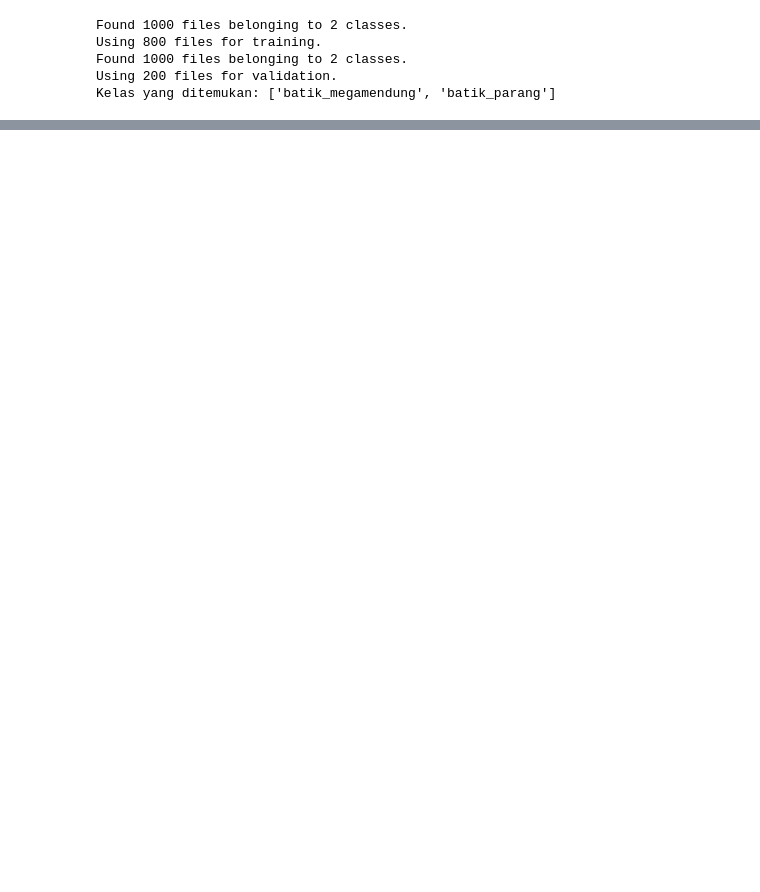
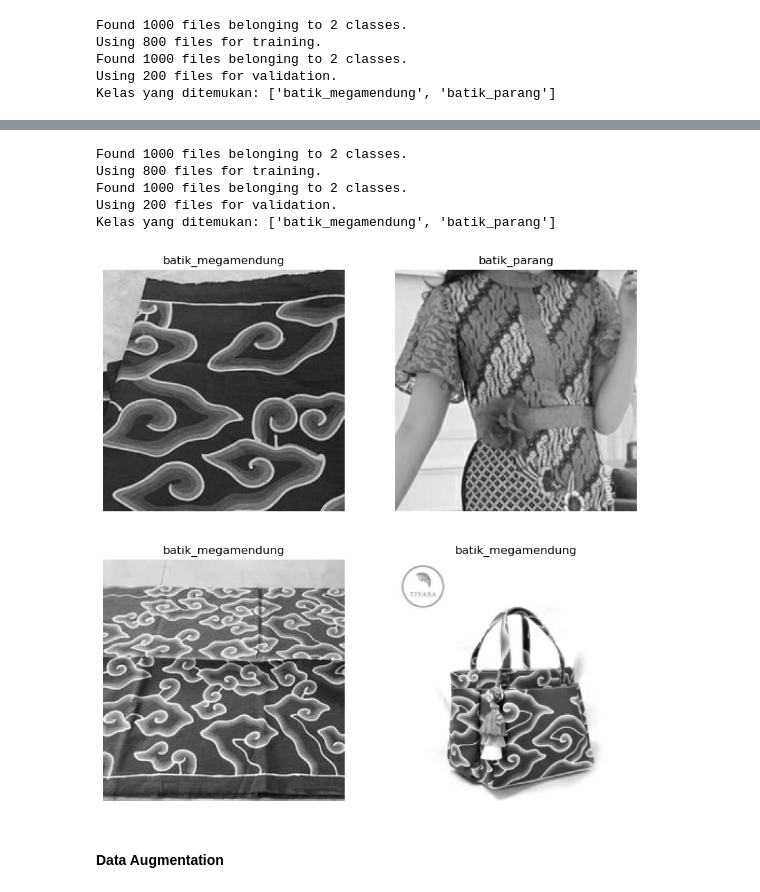
Before and after one commit to iDesxtop/Kelompok_3_Tugas_4_CNN, a Jupyter notebook: CNN.ipynb, the cells around one changed output, grey strips where cells are left out. Saved outputs shown, nothing was run; the diff lists cells and outputs as text; code cells hidden in the pictures; blank space fills up the shorter version.

```diff
--- a/CNN.ipynb
+++ b/CNN.ipynb
@@ -61,0 +112,53 @@ for images, labels in train_ds.take(1):
+# %%
+# Tentukan lokasi dataset kamu
+data_dir = 'Dataset/USED_DATASETS' # Ganti dengan path folder aslimu
+
+# Parameter Gambar
+batch_size = 32       # Jumlah gambar yang diproses sekaligus
+img_height = 224      # Tinggi gambar (pixel)
+img_width = 224       # Lebar gambar (pixel)
+
+# Memuat data untuk Training (80% data)
+gs_train_ds = tf.keras.utils.image_dataset_from_directory(
+    data_dir,
+    validation_split=0.2,   # Mengambil 20% data untuk validasi
+    subset="training",
+    seed=123,
+    image_size=(img_height, img_width),
+    batch_size=batch_size,
+    color_mode='grayscale'
+    )
+
+
+# Memuat data untuk Validasi (20% data)
+gs_val_ds = tf.keras.utils.image_dataset_from_directory(
+    data_dir,
+    validation_split=0.2,
+    subset="validation",
+    seed=123,
+    image_size=(img_height, img_width),
+    batch_size=batch_size,
+    color_mode='grayscale'
+    )
+
+# Cek nama kelas yang ditemukan
+class_names = gs_train_ds.class_names
+print("Kelas yang ditemukan:", class_names)
+# %% [output]
+Found 1000 files belonging to 2 classes.
+Using 800 files for training.
+Found 1000 files belonging to 2 classes.
+Using 200 files for validation.
+Kelas yang ditemukan: ['batik_megamendung', 'batik_parang']
+# %%
+plt.figure(figsize=(10, 10))
+for images, labels in gs_train_ds.take(1):
+    for i in range(4):
+        ax = plt.subplot(2, 2, i + 1)
+        plt.imshow(images[i].numpy().astype("uint8"), cmap='gray')
+        plt.title(class_names[labels[i]])
+        plt.axis("off")
+# %% [output]
+[figure, added]
+# %% [markdown]
+#### Data Augmentation
```
Also changed, not shown: parts of 10 cells of this notebook.
